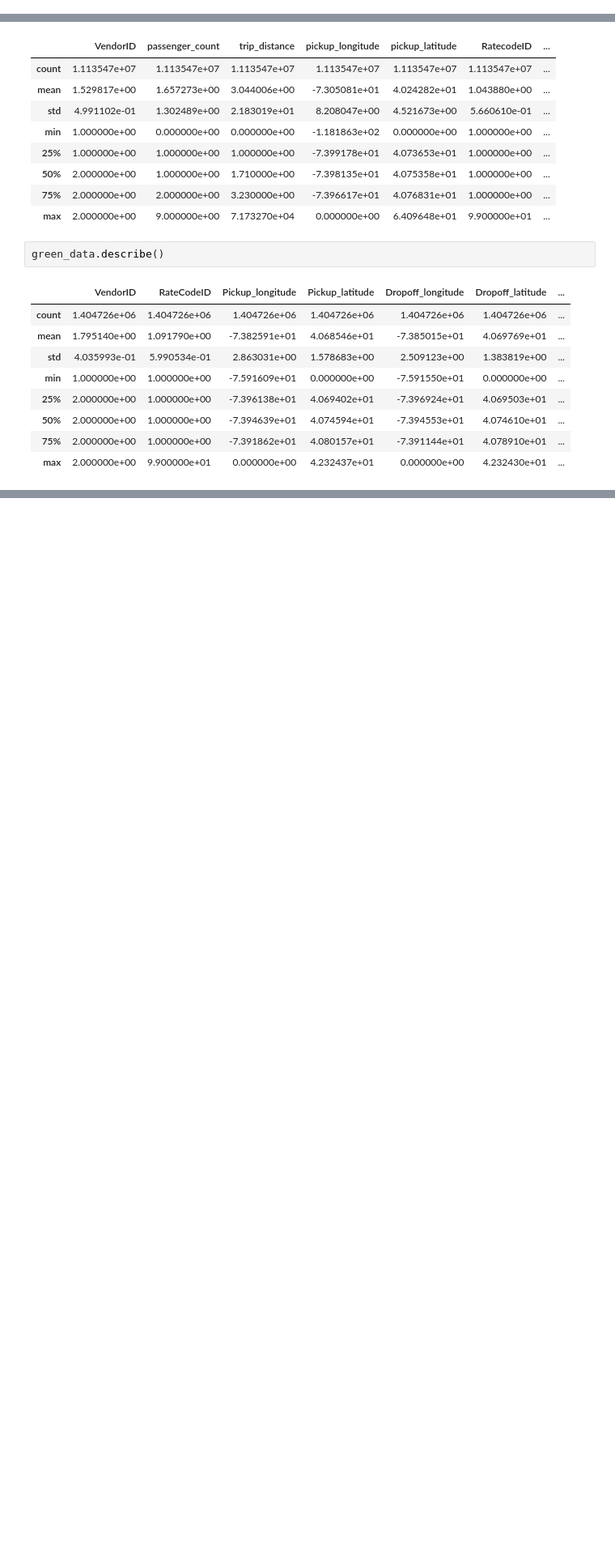
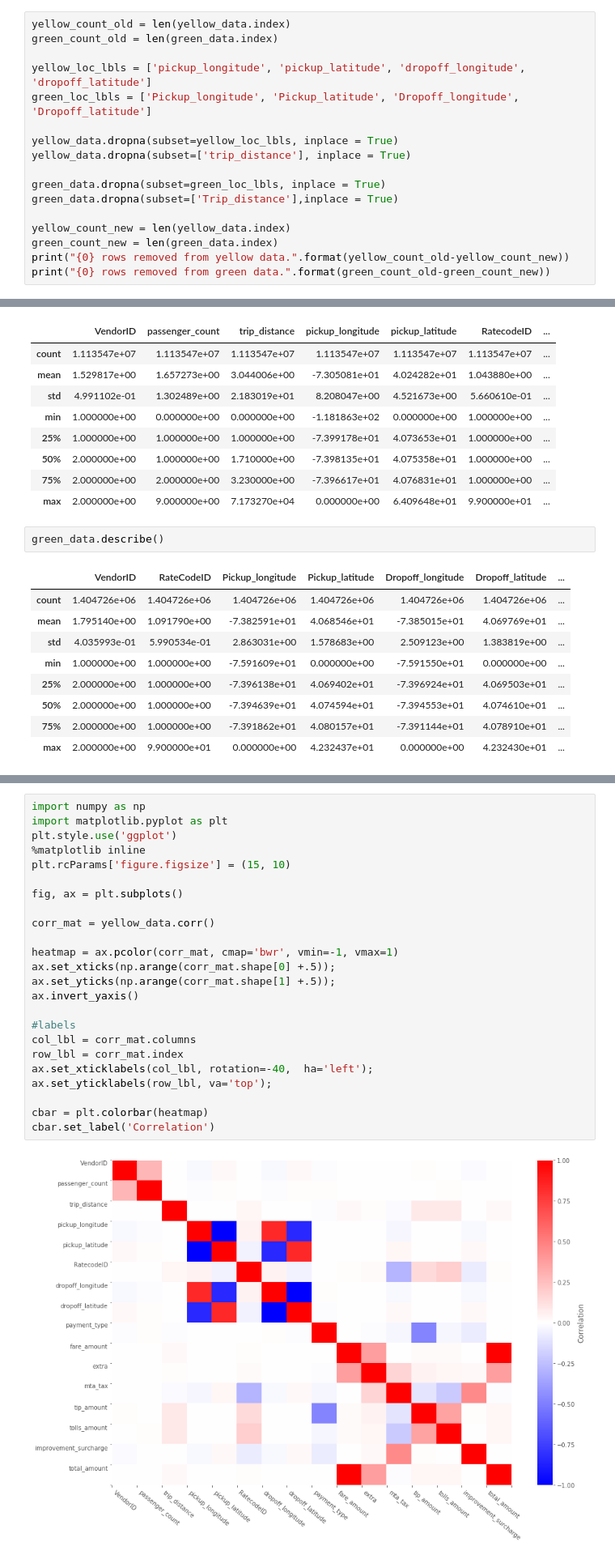
Before and after one commit to agentturbo1/Crazy-Taxi-IRL, a Jupyter notebook: Milestone, Exploration and Data Acquisition.ipynb, the cells around one changed output, grey strips where cells are left out. Shown at 81% size. Cells and saved outputs as stored; diff of their text form; blank space fills up the shorter version.

Commit message:
Started on correlations and more clean up.

```diff
--- a/Milestone, Exploration and Data Acquisition.ipynb
+++ b/Milestone, Exploration and Data Acquisition.ipynb
@@ -47,0 +38,17 @@ green_data = green_data[pd.notnull(green_data['Dropoff_latitude'])]
+# %%
+yellow_count_old = len(yellow_data.index)
+green_count_old = len(green_data.index)
+
+yellow_loc_lbls = ['pickup_longitude', 'pickup_latitude', 'dropoff_longitude', 'dropoff_latitude']
+green_loc_lbls = ['Pickup_longitude', 'Pickup_latitude', 'Dropoff_longitude', 'Dropoff_latitude']
+
+yellow_data.dropna(subset=yellow_loc_lbls, inplace = True)
+yellow_data.dropna(subset=['trip_distance'], inplace = True)
+
+green_data.dropna(subset=green_loc_lbls, inplace = True)
+green_data.dropna(subset=['Trip_distance'],inplace = True)
+
+yellow_count_new = len(yellow_data.index)
+green_count_new = len(green_data.index)
+print("{0} rows removed from yellow data.".format(yellow_count_old-yellow_count_new))
+print("{0} rows removed from green data.".format(green_count_old-green_count_new))
@@ -75,0 +99,26 @@ For this project, the data was chosen from June 2016. This is the most recent da
+# %%
+import numpy as np
+import matplotlib.pyplot as plt
+plt.style.use('ggplot')
+%matplotlib inline
+plt.rcParams['figure.figsize'] = (15, 10)
+
+fig, ax = plt.subplots()
+
+corr_mat = yellow_data.corr()
+
+heatmap = ax.pcolor(corr_mat, cmap='bwr', vmin=-1, vmax=1)
+ax.set_xticks(np.arange(corr_mat.shape[0] +.5));
+ax.set_yticks(np.arange(corr_mat.shape[1] +.5));
+ax.invert_yaxis()
+
+#labels
+col_lbl = corr_mat.columns
+row_lbl = corr_mat.index
+ax.set_xticklabels(col_lbl, rotation=-40,  ha='left');
+ax.set_yticklabels(row_lbl, va='top');
+
+cbar = plt.colorbar(heatmap)
+cbar.set_label('Correlation')
+# %% [output]
+[figure, added]
```
Also changed, not shown: parts of 13 cells of this notebook, 1 other file.
